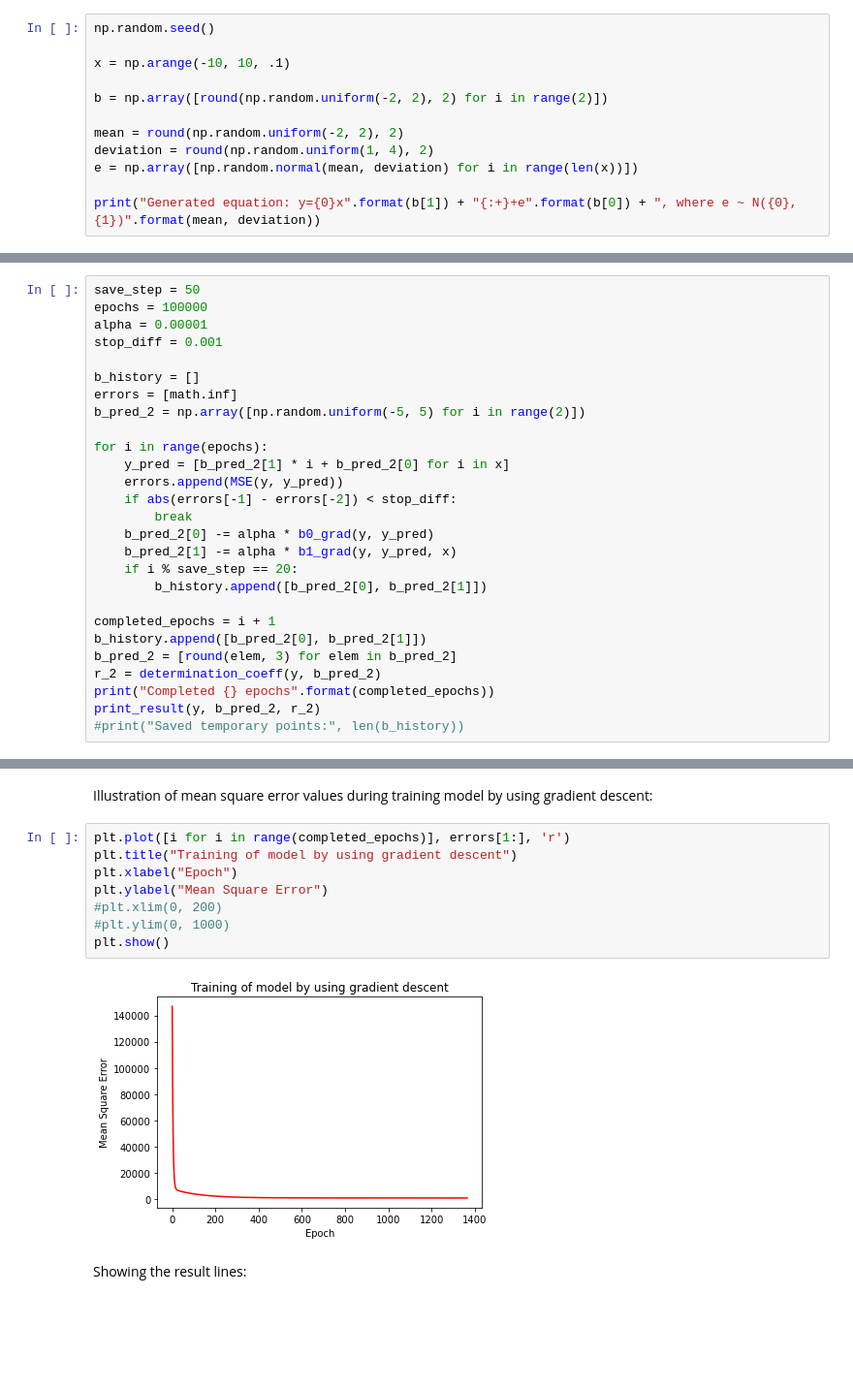
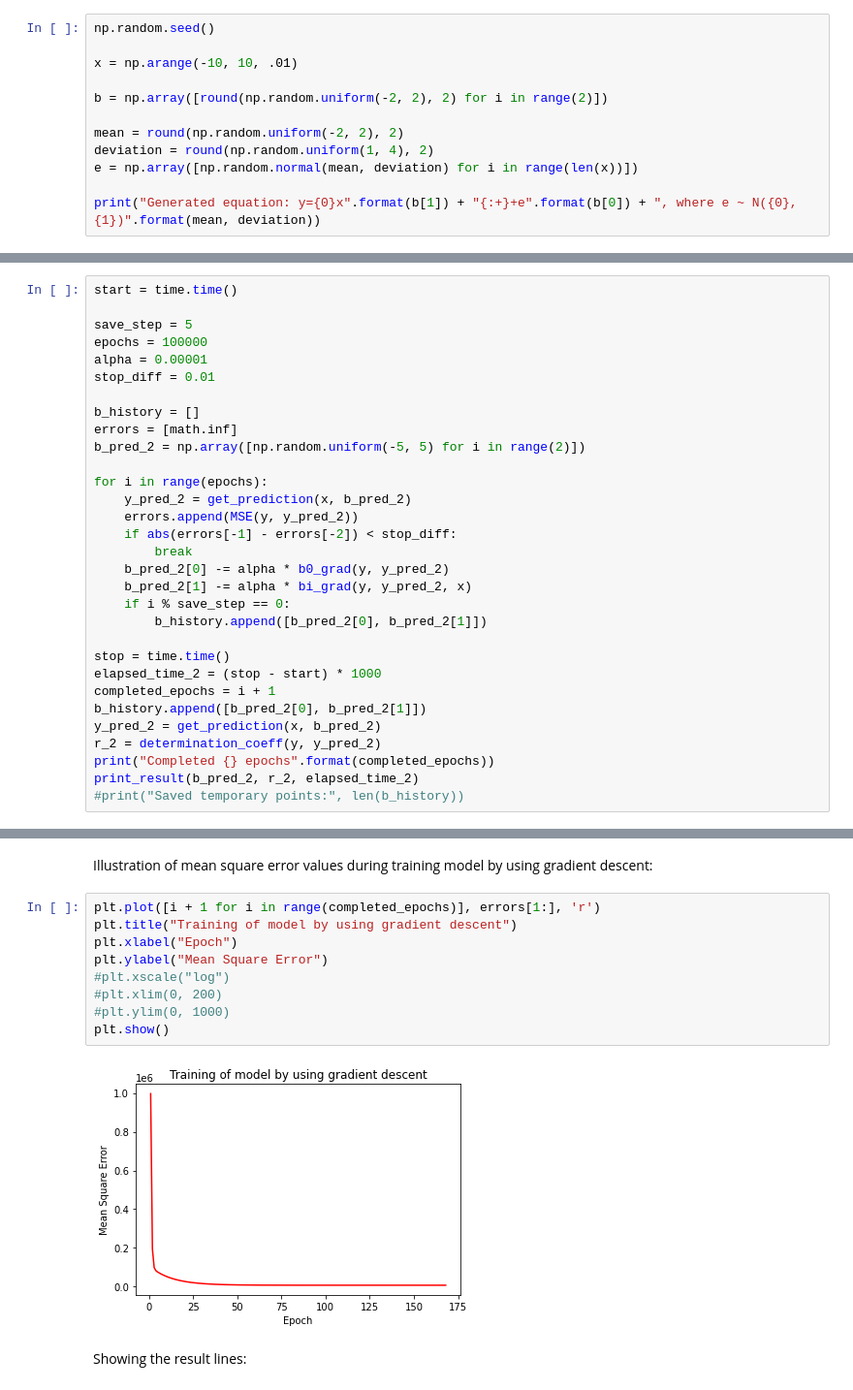
Before and after one commit to ArTeMkA-B/Learning-ML, a Jupyter notebook: Linear Regression.ipynb, the cells around one changed output, grey strips where cells are left out. Shown at 97% size. Saved outputs shown, nothing was run; the diff lists cells and outputs as text; blank space fills up the shorter version.

```diff
--- a/Linear Regression.ipynb
+++ b/Linear Regression.ipynb
@@ -17,7 +20,7 @@ Generating linear equation **x** values, coefficients **b** and random errors **
 # %%
 np.random.seed()
 
-x = np.arange(-10, 10, .1)
+x = np.arange(-10, 10, .01)
 
 b = np.array([round(np.random.uniform(-2, 2), 2) for i in range(2)])
 
@@ -91,30 +123,34 @@ Determination coefficient R^2: 0.77617
 # %% [markdown]
 Finding the target regression line using gradient descent (**method 2**):
 # %%
-save_step = 50
+start = time.time()
+
+save_step = 5
 epoсhs = 100000
 alpha = 0.00001
-stop_diff = 0.001
+stop_diff = 0.01
 
 b_history = []
 errors = [math.inf]
 b_pred_2 = np.array([np.random.uniform(-5, 5) for i in range(2)])
 
 for i in range(epoсhs):
-    y_pred = [b_pred_2[1] * i + b_pred_2[0] for i in x]
-    errors.append(MSE(y, y_pred))
+    y_pred_2 = get_prediction(x, b_pred_2)
+    errors.append(MSE(y, y_pred_2))
     if abs(errors[-1] - errors[-2]) < stop_diff:
         break
-    b_pred_2[0] -= alpha * b0_grad(y, y_pred)
-    b_pred_2[1] -= alpha * b1_grad(y, y_pred, x)
-    if i % save_step == 20:
+    b_pred_2[0] -= alpha * b0_grad(y, y_pred_2)
+    b_pred_2[1] -= alpha * bi_grad(y, y_pred_2, x)
+    if i % save_step == 0:
         b_history.append([b_pred_2[0], b_pred_2[1]])
 
+stop = time.time()
+elapsed_time_2 = (stop - start) * 1000
 completed_epochs = i + 1
 b_history.append([b_pred_2[0], b_pred_2[1]])
-b_pred_2 = [round(elem, 3) for elem in b_pred_2]
-r_2 = determination_coeff(y, b_pred_2)
+y_pred_2 = get_prediction(x, b_pred_2)
+r_2 = determination_coeff(y, y_pred_2)
 print("Completed {} epochs".format(completed_epochs))
-print_result(y, b_pred_2, r_2)
+print_result(b_pred_2, r_2, elapsed_time_2)
 #print("Saved temporary points:", len(b_history))
 # %% [output]
@@ -125,15 +181,16 @@ Determination coefficient R^2: 0.77615
 # %% [markdown]
 Illustration of mean square error values during training model by using gradient descent:
 # %%
-plt.plot([i for i in range(completed_epochs)], errors[1:], 'r')
+plt.plot([i + 1 for i in range(completed_epochs)], errors[1:], 'r')
 plt.title("Training of model by using gradient descent")
 plt.xlabel("Epoch")
 plt.ylabel("Mean Square Error")
+#plt.xscale("log")
 #plt.xlim(0, 200)
 #plt.ylim(0, 1000)
 plt.show()
 # %% [output]
-[figure, old version]
+[figure, new version]
 # %% [markdown]
 Showing the result lines:
 # %%
```
Also changed, not shown: parts of 21 cells of this notebook.
